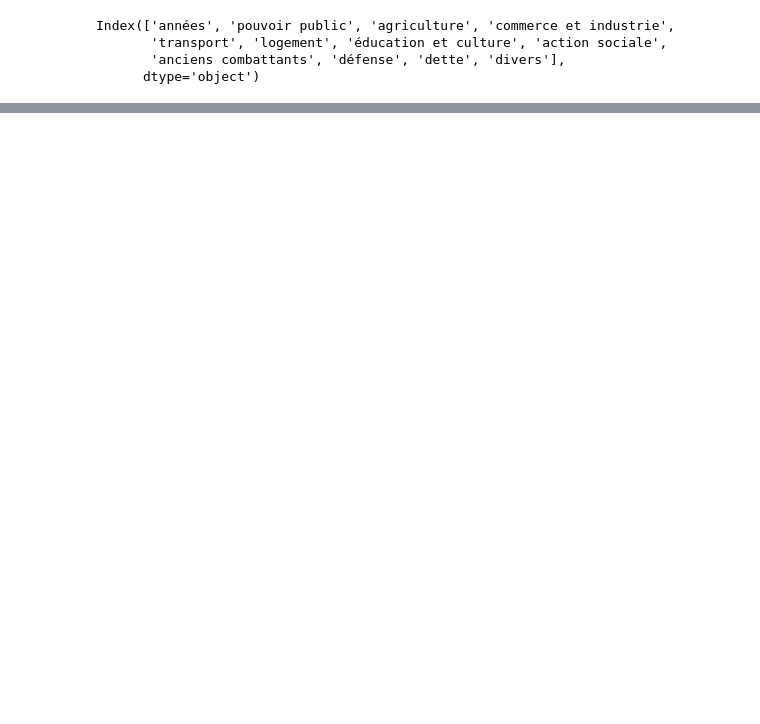
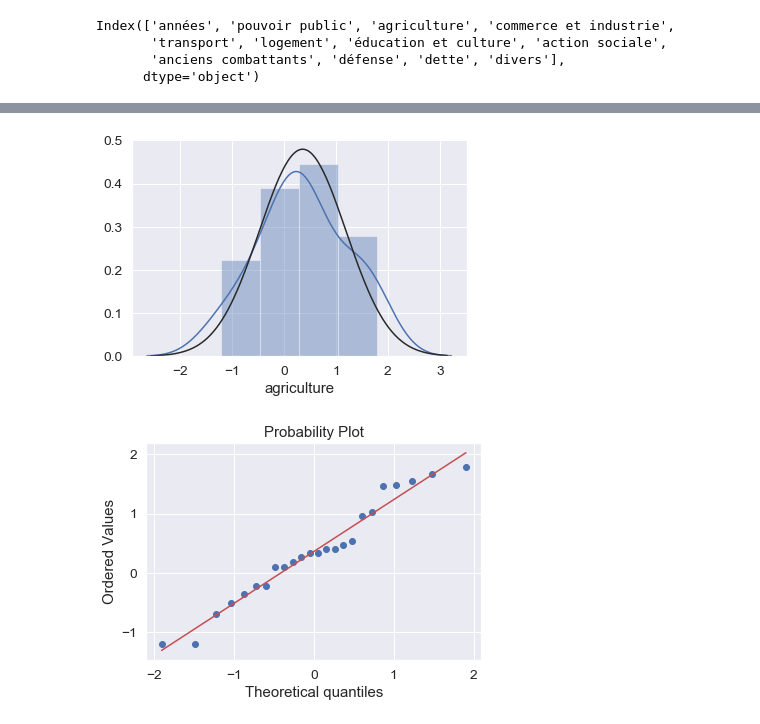
Before and after one commit to ephraim-amz/GovernmentExpensesAnalysis, a Jupyter notebook: ExpensesNotebook.ipynb, the cells around one changed output, grey strips where cells are left out. Cells and saved outputs as stored; diff of their text form; code cells hidden in the pictures; blank space fills up the shorter version.

```diff
--- a/ExpensesNotebook.ipynb
+++ b/ExpensesNotebook.ipynb
@@ -215,0 +276,5 @@ res = stats.probplot(df['dette'],plot=plt)
+# %%
+distp(df_log,'agriculture')
+# %% [output]
+[figure, added]
+[figure, added]
```
Also changed, not shown: parts of 36 cells of this notebook.
